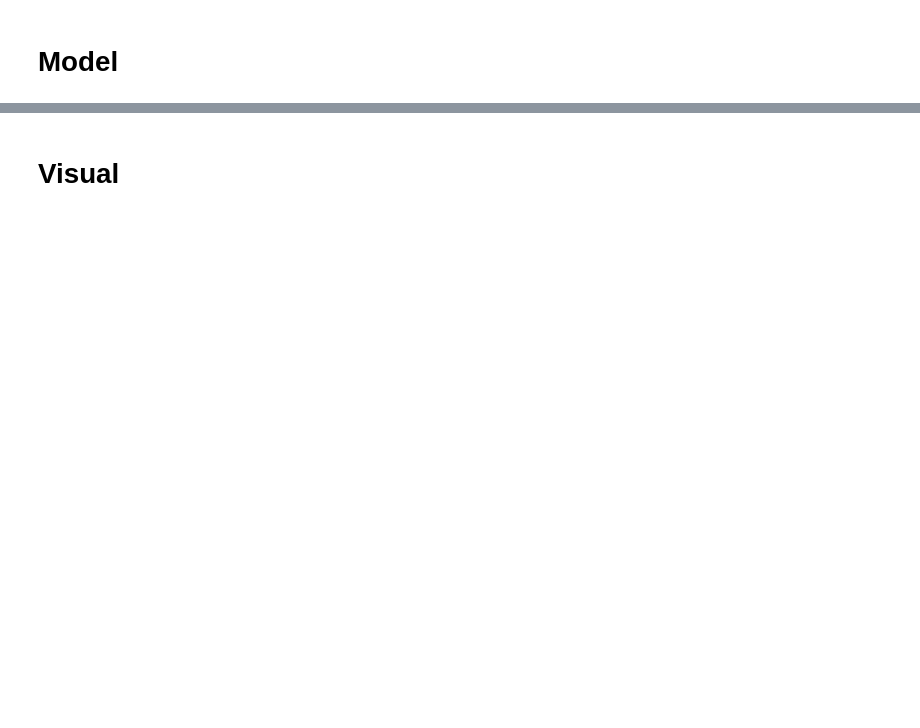
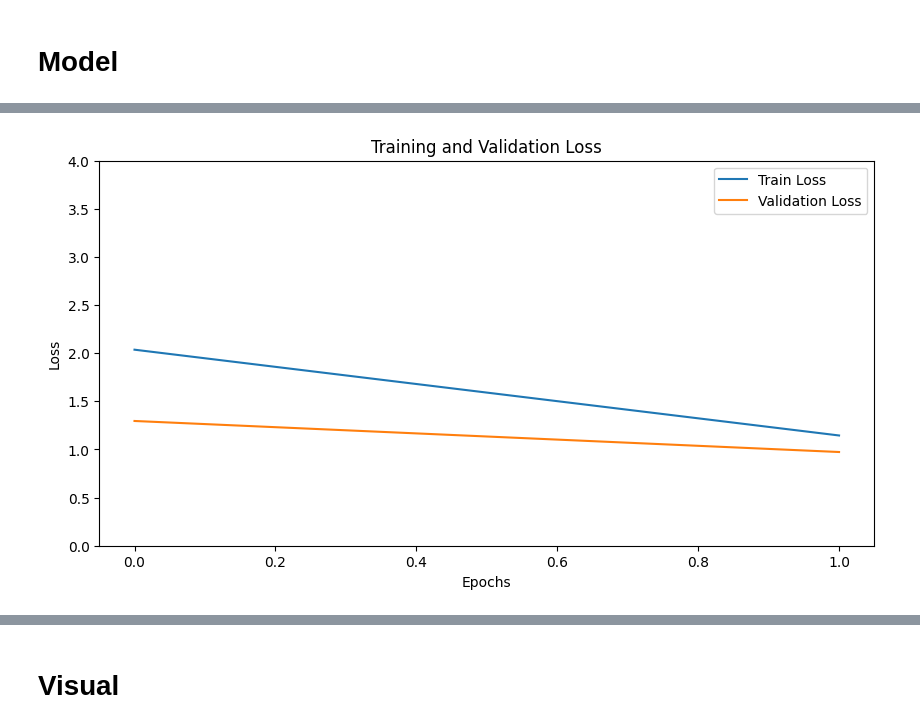
Before and after one commit to jGrzyb/handwriting_recognition, a Jupyter notebook: hand.ipynb, the cells around one changed output, grey strips where cells are left out. Cells and saved outputs as stored; diff of their text form; code cells hidden in the pictures; blank space fills up the shorter version.

```diff
--- a/hand.ipynb
+++ b/hand.ipynb
@@ -409,19 +133,19 @@ def train(model: nn.Module, train_loader: DataLoader, val_loader: DataLoader, op
 # Model
 # %%
 class TLModel(nn.Module):
-    def __init__(self,):
+    def __init__(self, hidden_size=512):
         super(TLModel, self).__init__()
-        self.mnv2 = models.mobilenet_v2(weights=models.MobileNet_V2_Weights.IMAGENET1K_V2).features[:-1]
+        self.cnn = models.mobilenet_v2(pretrained=True).features[:7]
 
-        for param in self.mnv2.parameters():
+        for param in self.cnn.parameters():
             param.requires_grad = False
 
-        self.gru = nn.GRU(input_size=320, hidden_size=64, num_layers=1,
-                  batch_first=True, bidirectional=False, dropout=0.5)
+        self.gru = nn.GRU(input_size=8 * self.cnn[-1].out_channels, hidden_size=hidden_size, num_layers=1, batch_first=True, bidirectional=True, dropout=0.5)
+
         self.dense = nn.Linear(self.gru.hidden_size * (self.gru.bidirectional + 1), 27)
 
     def forward(self, x):
-        x = self.mnv2(x)
+        x = self.cnn(x)
 
         x = x.permute(0, 3, 2, 1)
         x = x.flatten(2)
@@ -472,3 +188,17 @@ history = History()
+# %%
+train_dataset = HandWritingDataset('words_data/train', transform=transform, label_transofrm=Params.encode_string, augument=augument) # augument data
+val_dataset = HandWritingDataset(root='words_data/val', transform=transform, label_transofrm=Params.encode_string)
+
+train_loader = DataLoader(train_dataset, batch_size=64, num_workers=4, shuffle=True, collate_fn=collate_fn)
+val_loader = DataLoader(val_dataset, batch_size=64, num_workers=4, shuffle=True, collate_fn=collate_fn)
+
+model = TLModel(hidden_size=1024).to(device)
+criterion = nn.CTCLoss(blank=0, reduction='mean', zero_infinity=True)
+optimizer = optim.Adam(model.parameters(), lr=1e-3)
+# scheduler = optim.lr_scheduler.StepLR(optimizer, step_size=1, gamma=0.1)
+early_stopping = EarlyStopping(patience=5)
+history = History()
 # %%
-train(model, train_loader, val_loader, optimizer, criterion, epochs=1, early_stopping=early_stopping, history=history)
+train(model, train_loader, val_loader, optimizer, criterion, epochs=2, early_stopping=early_stopping, history=history)
+history.plot()
 # %% [output]
@@ -475,0 +207 @@ Epoch 1/1 [==============================] 100.00%   70.89s   Train Loss: 6.4069
+[figure, added]
```
Also changed, not shown: parts of 47 cells of this notebook, 7 other files.
